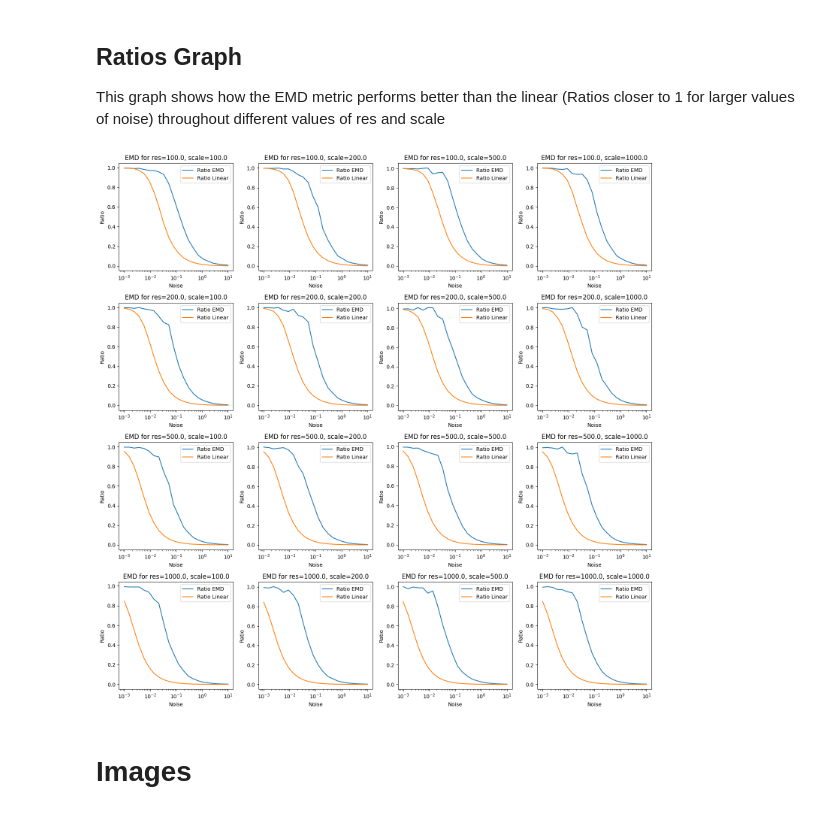
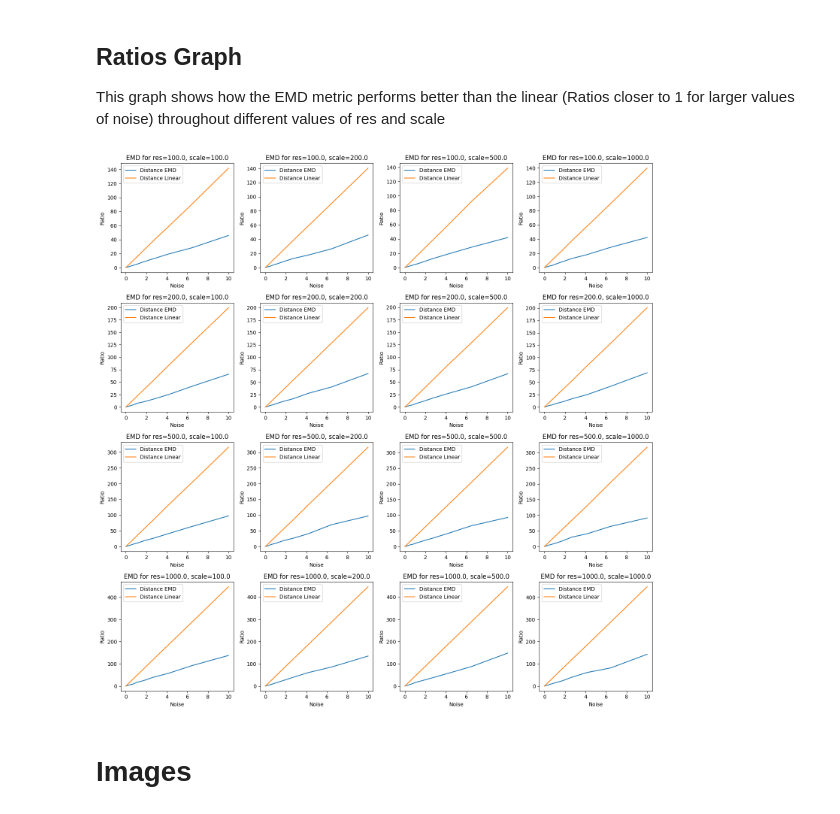
Before and after one commit to warik21/Thesis, a Jupyter notebook: Tests_on_emd.ipynb, the cells around one changed output. Drawn from its saved outputs; the diff is of its cells as text; code cells hidden in the pictures.

Commit message:
Mid commit, nothing too interesting. Working on understanding the relationship between the variables and the distance

```diff
--- a/Tests_on_emd.ipynb
+++ b/Tests_on_emd.ipynb
@@ -52,25 +52,25 @@ This graph shows how the EMD metric performs better than the linear (Ratios clos
 # %%
 fig, axs = plt.subplots(4, 4, figsize=(15, 15))
 
 for i, res_option in enumerate(unique_res):
     for j, scale_option in enumerate(unique_scale):
 
         # Filter the dataframe based on current 'res' and 'scale' options
         filtered_df = df[(df['Res'] == res_option) & (df['Scale_Param'] == scale_option)]
 
         ax = axs[i, j]
-        ax.plot(filtered_df['Noise_Param'], filtered_df['Ratios_EMD'], label='Ratio EMD')
-        ax.plot(filtered_df['Noise_Param'], filtered_df['Ratios_Linear'], label='Ratio Linear')
-        ax.set_xscale('log')
+        ax.plot(filtered_df['Noise_Param'], filtered_df['Distances_Noised'], label='Distance EMD')
+        ax.plot(filtered_df['Noise_Param'], filtered_df['Distances_Linear_Noised'], label='Distance Linear')
+        #ax.set_xscale('log')
         ax.set_title(f'EMD for res={res_option}, scale={scale_option}')
         ax.set_xlabel('Noise')
         ax.set_ylabel('Ratio')
         ax.legend()
 
 plt.tight_layout()
 plt.show()
 # %% [output]
-[figure, old version]
+[figure, new version]
 # %% [markdown]
 # Images
 # %%
```
Also changed, not shown: parts of 1 cell of this notebook, 8 other files.
